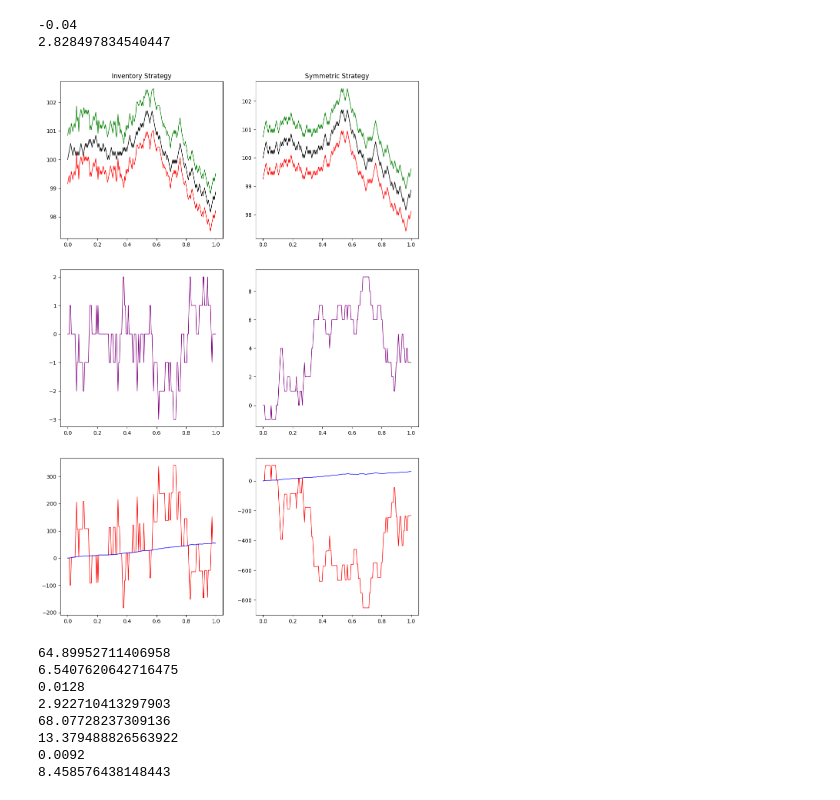
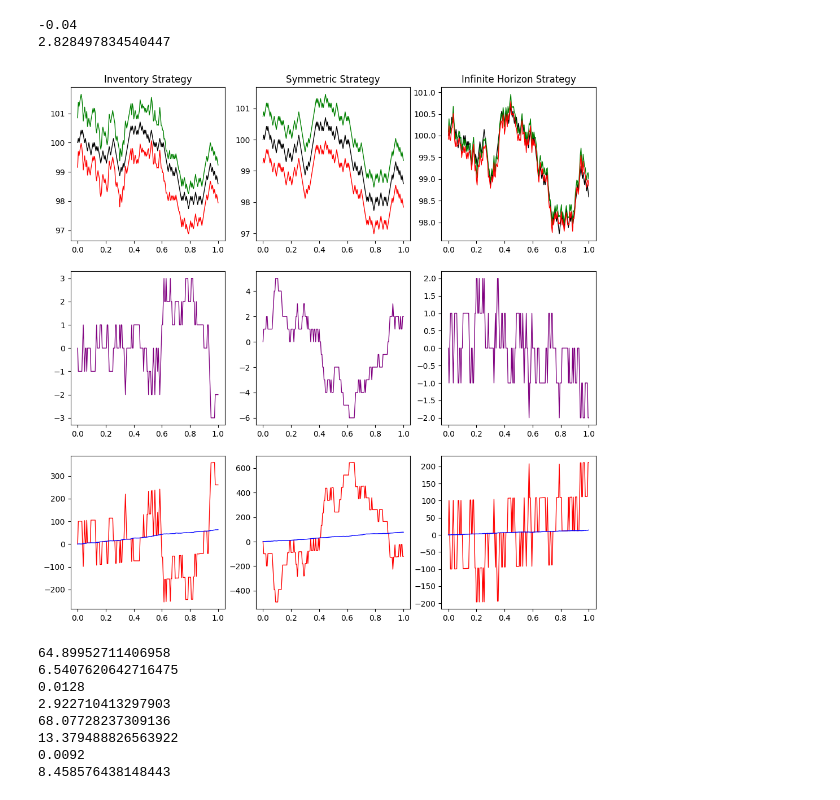
Before and after one commit to jgacton/MATH32200-Undergraduate-Dissertation, a Jupyter notebook: Code/Avellaneda-Stoikov.ipynb, the cells around one changed output. Saved outputs shown, nothing was run; the diff lists cells and outputs as text; code cells hidden in the pictures.

Commit message:
Testing infinite horizon strategy

```diff
--- a/Code/Avellaneda-Stoikov.ipynb
+++ b/Code/Avellaneda-Stoikov.ipynb
@@ -140,6 +140,7 @@ def simulateBothStrategies(plots=False):
     # initial inventory
     inv_q=0
     sym_q=0
+    inf_q=0
     # risk-aversion parameter
     gamma=0.1
     #
@@ -149,6 +150,7 @@ def simulateBothStrategies(plots=False):
     # initial wealth
     inv_X=0
     sym_X=0
+    inf_X=0
 
     inv_bids = []
     inv_asks = []
@@ -161,6 +163,13 @@ def simulateBothStrategies(plots=False):
     sym_wealth = []
     sym_adj_wealth = []
     sym_inventory = []
+
+    omega = 1/2 * gamma**2 * sigma**2 * 11**2
+    inf_bids = []
+    inf_asks=[]
+    inf_wealth = []
+    inf_adj_wealth = []
+    inf_inventory = []
 
     price_process = computeSamplePath(S0, sigma, dt, T)
 
@@ -204,39 +213,70 @@ def simulateBothStrategies(plots=False):
 
         p = np.random.default_rng().uniform(0,1,None)
         if p <= sym_prob:
             sym_q -= 1
             sym_X += (s+av_sym_spread/2)
         p = np.random.default_rng().uniform(0,1,None)
         if p <= sym_prob:
             sym_q += 1
             sym_X -= (s-av_sym_spread/2)
 
+        # infinite horizon agent
+        inf_wealth.append(inf_X)
+        inf_adj_wealth.append(inf_X+inf_q*s)
+        inf_inventory.append(inf_q)
+
+        r_a = s + 1/gamma * np.log(1 + ((1-2*inf_q) * gamma**2 * sigma**2)/(2*omega - gamma**2 * inf_q**2 * sigma**2))
+        r_b = s + 1/gamma * np.log(1 + ((-1-2*inf_q) * gamma**2 * sigma**2)/(2*omega - gamma**2 * inf_q**2 * sigma**2))
+
+        inf_asks.append(r_a)
+        inf_bids.append(r_b)
+
+        prob_a = min(computeRate(A,k,r_a-s)*dt, 1)
+        prob_b = min(computeRate(A,k,s-r_b)*dt, 1)
+        p = np.random.default_rng().uniform(0,1,None)
+        if p <= prob_a:
+            inf_q -= 1
+            inf_X += (r_a)
+        p = np.random.default_rng().uniform(0,1,None)
+        if p <= prob_b:
+            inf_q += 1
+            inf_X -= (r_b)
+
     if(plots):
         t = np.arange(0, T+dt, dt)
-        fig, axs = plt.subplots(3,2, figsize=(12,18))
+        fig, axs = plt.subplots(3,3, figsize=(12,12))
         axs[0,0].plot(t, price_process, 'black', linewidth=1.0)
         axs[0,0].plot(t, inv_asks, 'green', linewidth=1.0)
         axs[0,0].plot(t, inv_bids, 'red', linewidth=1.0)
         axs[0,0].set_title("Inventory Strategy")
         axs[1,0].plot(t, inv_inventory, 'purple', linewidth=1.0)
-        #axs[1,0].set_title("Inventory Strategy Inventory")
+
         axs[2,0].plot(t, inv_wealth, "red", linewidth=1.0)
         axs[2,0].plot(t, inv_adj_wealth, "blue", linewidth=1.0)
-        #axs[2,0].set_title("Inventory Strategy wealth")
+
         axs[0,1].plot(t, price_process, 'black', linewidth=1.0)
         axs[0,1].plot(t, sym_asks, 'green', linewidth=1.0)
         axs[0,1].plot(t, sym_bids, 'red', linewidth=1.0)
         axs[0,1].set_title("Symmetric Strategy")
         axs[1,1].plot(t, sym_inventory, 'purple', linewidth=1.0)
-        #axs[1,1].set_title("Symmetric Strategy Inventory")
+
         axs[2,1].plot(t, sym_wealth, "red", linewidth=1.0)
         axs[2,1].plot(t, sym_adj_wealth, "blue", linewidth=1.0)
-        #axs[2,1].set_title("Symmetric Strategy Wealth")
+        axs[0,2].set_title("Infinite Horizon Strategy")
+        axs[0,2].plot(t, price_process, 'black', linewidth=1.0)
+        axs[0,2].plot(t, inf_asks, 'green', linewidth=1.0)
+        axs[0,2].plot(t, inf_bids, 'red', linewidth=1.0)
+
+        axs[1,2].plot(t, inf_inventory, 'purple', linewidth=1.0)
+
+        axs[2,2].plot(t, inf_wealth, "red", linewidth=1.0)
+        axs[2,2].plot(t, inf_adj_wealth, "blue", linewidth=1.0)
+
     return((inv_wealth[-1],inv_inventory[-1],price_process[-1],sym_wealth[-1],sym_inventory[-1]))
 
 results = simulateBothStrategies(plots=True)
 # %% [output]
-[figure, old version]
+[figure, new version]
 # %%
 series = []
 for i in range(10000):
```
Also changed, not shown: parts of 2 cells of this notebook, 5 other files.
